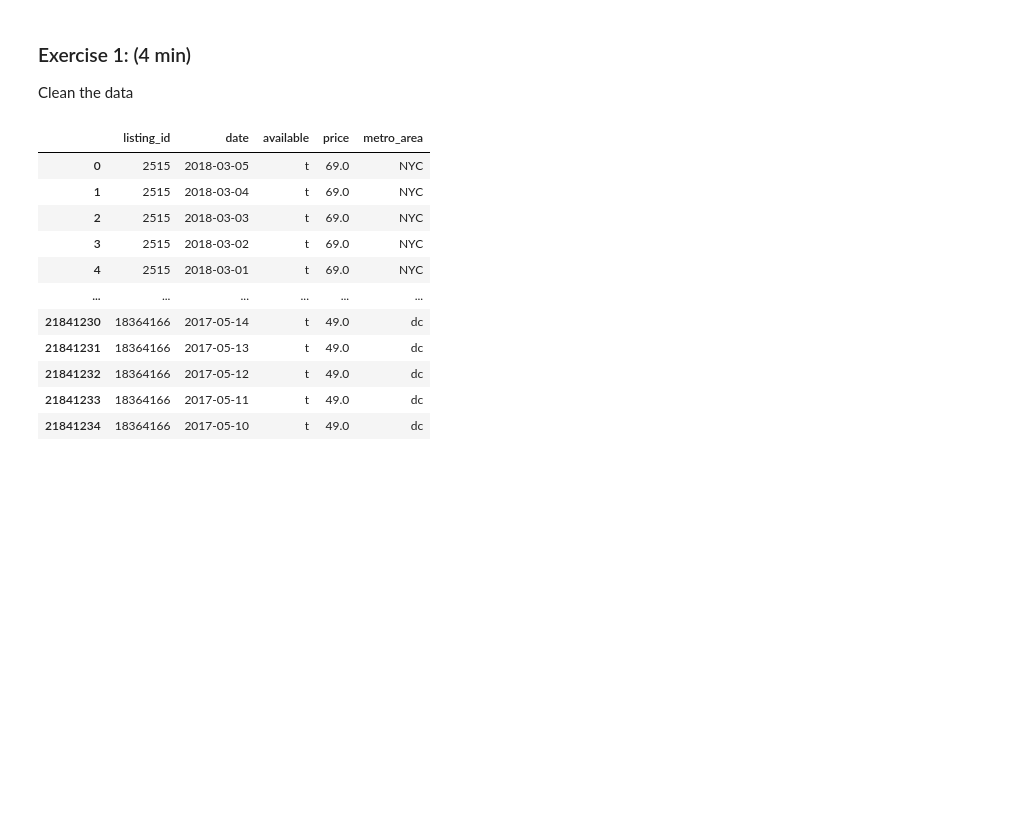
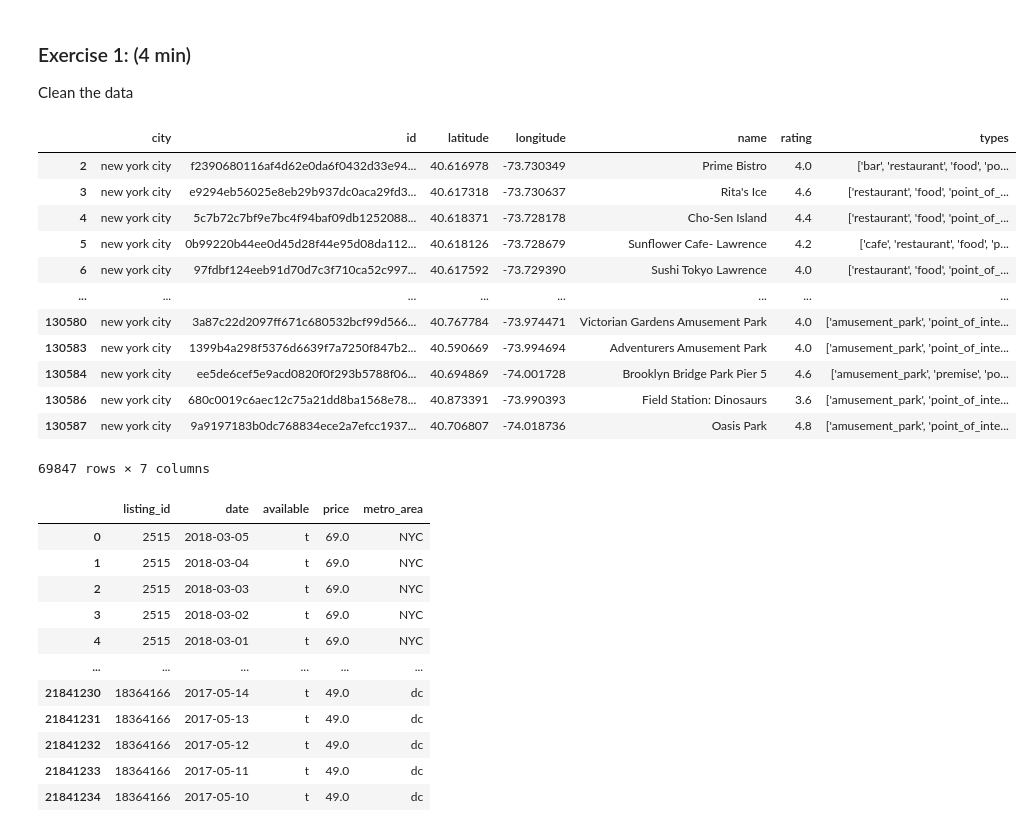
Before and after one commit to ChengAaron/1130-Final, a Jupyter notebook: 1130 Project.ipynb, the cells around one changed output. Cells and saved outputs as stored; diff of their text form; code cells hidden in the pictures; blank space fills up the shorter version.

```diff
--- a/1130 Project.ipynb
+++ b/1130 Project.ipynb
@@ -108,6 +115,26 @@ venues.head()
 ### Exercise 1: (4 min)
 
 Clean the data
+# %%
+# Cleaning venues, only get NYC drops NA values
+venuescl = venues[venues.city == 'new york city']
+venuescl[venuescl.columns[~venues.isnull().any()]]
+venuescl = venuescl.dropna(how='any',axis=0)
+venuescl
+# %% [output]
+|  | city | id | latitude | longitude | name | rating | types |
+| 2 | new york city | f2390680116af4d62e0da6f0432d33e94... | 40.616978 | -73.730349 | Prime Bistro | 4.0 | ['bar', 'restaurant', 'food', 'po... |
+| 3 | new york city | e9294eb56025e8eb29b937dc0aca29fd3... | 40.617318 | -73.730637 | Rita's Ice | 4.6 | ['restaurant', 'food', 'point_of_... |
+| 4 | new york city | 5c7b72c7bf9e7bc4f94baf09db1252088... | 40.618371 | -73.728178 | Cho-Sen Island | 4.4 | ['restaurant', 'food', 'point_of_... |
+| 5 | new york city | 0b99220b44ee0d45d28f44e95d08da112... | 40.618126 | -73.728679 | Sunflower Cafe- Lawrence | 4.2 | ['cafe', 'restaurant', 'food', 'p... |
+| 6 | new york city | 97fdbf124eeb91d70d7c3f710ca52c997... | 40.617592 | -73.729390 | Sushi Tokyo Lawrence | 4.0 | ['restaurant', 'food', 'point_of_... |
+| ... | ... | ... | ... | ... | ... | ... | ... |
+| 130580 | new york city | 3a87c22d2097ff671c680532bcf99d566... | 40.767784 | -73.974471 | Victorian Gardens Amusement Park | 4.0 | ['amusement_park', 'point_of_inte... |
+| 130583 | new york city | 1399b4a298f5376d6639f7a7250f847b2... | 40.590669 | -73.994694 | Adventurers Amusement Park | 4.0 | ['amusement_park', 'point_of_inte... |
+| 130584 | new york city | ee5de6cef5e9acd0820f0f293b5788f06... | 40.694869 | -74.001728 | Brooklyn Bridge Park Pier 5 | 4.6 | ['amusement_park', 'premise', 'po... |
+| 130586 | new york city | 680c0019c6aec12c75a21dd8ba1568e78... | 40.873391 | -73.990393 | Field Station: Dinosaurs | 3.6 | ['amusement_park', 'point_of_inte... |
+| 130587 | new york city | 9a9197183b0dc768834ece2a7efcc1937... | 40.706807 | -74.018736 | Oasis Park | 4.8 | ['amusement_park', 'point_of_inte... |
+69847 rows × 7 columns
 # %%
 # Cleaning Calender, drops NAS and gets only avaliable airbnbs
 calendar_aval = calendar[calendar.available == 't']
```
Also changed, not shown: parts of 19 cells of this notebook.
